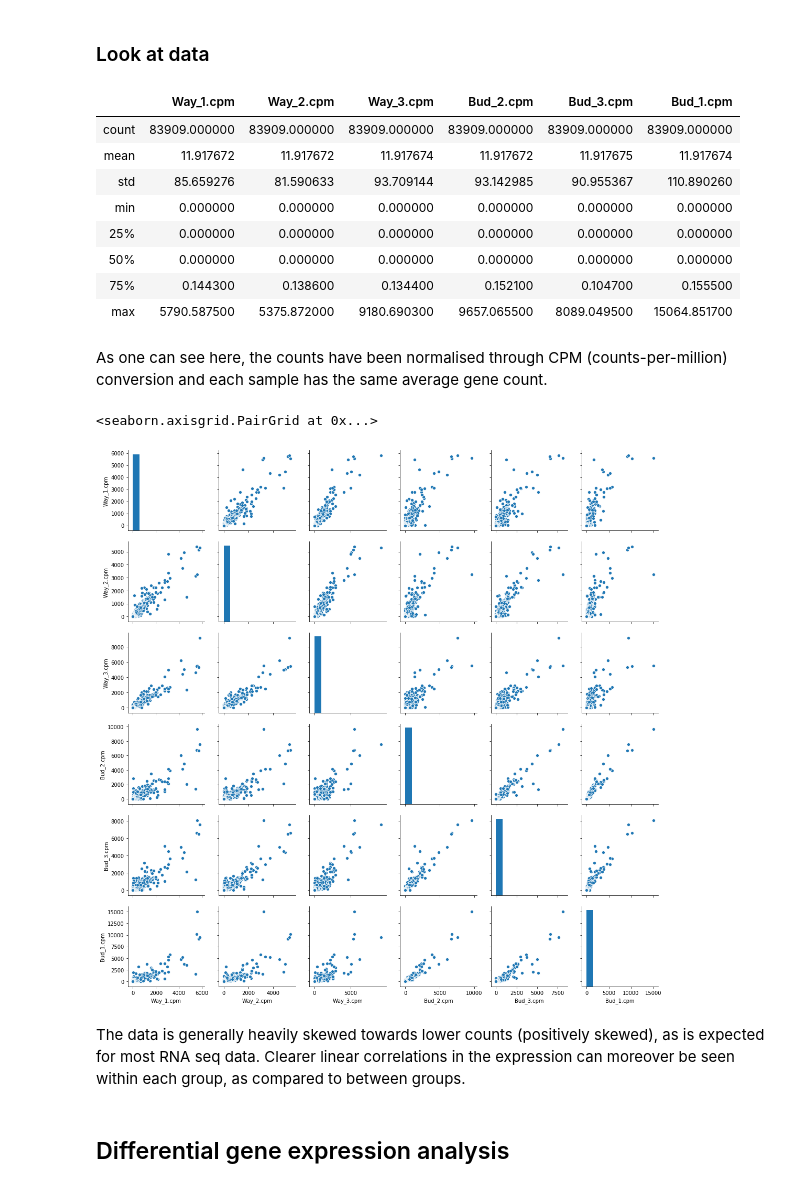
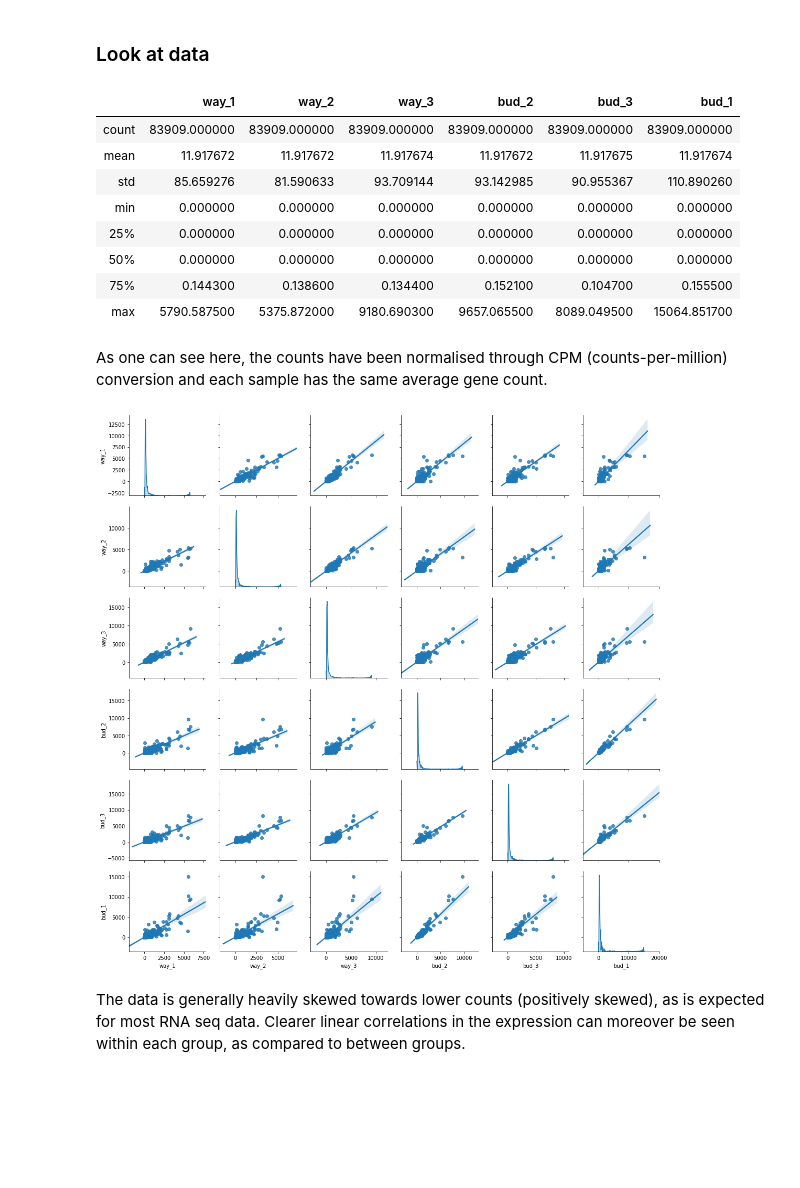
Before and after one commit to lfranzen/algbio-course-project, a Jupyter notebook: results/main_analysis.ipynb, the cells around one changed output. Cells and saved outputs as stored; diff of their text form; code cells hidden in the pictures; blank space fills up the shorter version.

Commit message:
Start writing DEA in main analysis

```diff
--- a/results/main_analysis.ipynb
+++ b/results/main_analysis.ipynb
@@ -80,0 +64,11 @@ exp_all
+# %%
+exp_all = pd.merge(exp_way, exp_bud, on='Gene')
+exp_all = exp_all.rename(columns={'Gene': 'id',
+                                  'Way_1.cpm': 'way_1',
+                                  'Way_2.cpm': 'way_2',
+                                  'Way_3.cpm': 'way_3',
+                                  'Bud_1.cpm': 'bud_1',
+                                  'Bud_2.cpm': 'bud_2',
+                                  'Bud_3.cpm': 'bud_3',
+                                 })
+exp_all
@@ -83,7 +91,7 @@ exp_all
 # %%
 exp_all.describe()
 # %% [output]
-|  | Way_1.cpm | Way_2.cpm | Way_3.cpm | Bud_2.cpm | Bud_3.cpm | Bud_1.cpm |
+|  | way_1 | way_2 | way_3 | bud_2 | bud_3 | bud_1 |
 | count | 83909.000000 | 83909.000000 | 83909.000000 | 83909.000000 | 83909.000000 | 83909.000000 |
 | mean | 11.917672 | 11.917672 | 11.917674 | 11.917672 | 11.917675 | 11.917674 |
 | std | 85.659276 | 81.590633 | 93.709144 | 93.142985 | 90.955367 | 110.890260 |
@@ -95,11 +103,8 @@ exp_all.describe()
 # %% [markdown]
 As one can see here, the counts have been normalised through CPM (counts-per-million) conversion and each sample has the same average gene count.
 # %%
-sns.pairplot(exp_all.iloc[:,1:])
+sns.pairplot(exp_all.iloc[:,1:], diag_kind="kde", kind="reg");
 # %% [output]
-<seaborn.axisgrid.PairGrid at 0x...>
-[figure, old version]
+[figure, new version]
 # %% [markdown]
 The data is generally heavily skewed towards lower counts (positively skewed), as is expected for most RNA seq data. Clearer linear correlations in the expression can moreover be seen within each group, as compared to between groups.
-# %% [markdown]
-## Differential gene expression analysis
```
Also changed, not shown: parts of 4 cells of this notebook.
